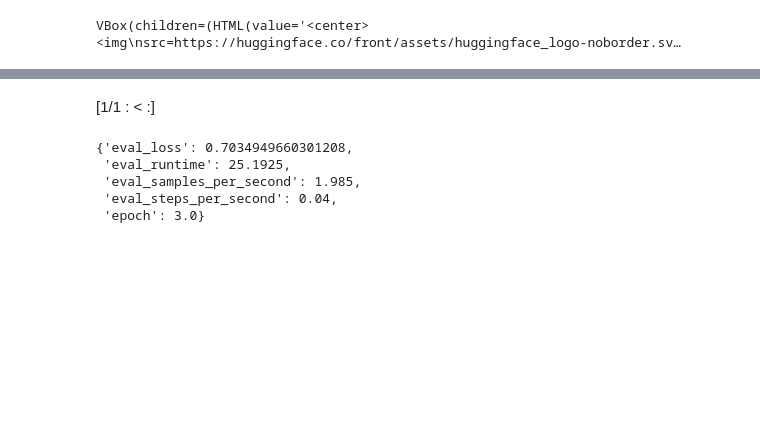
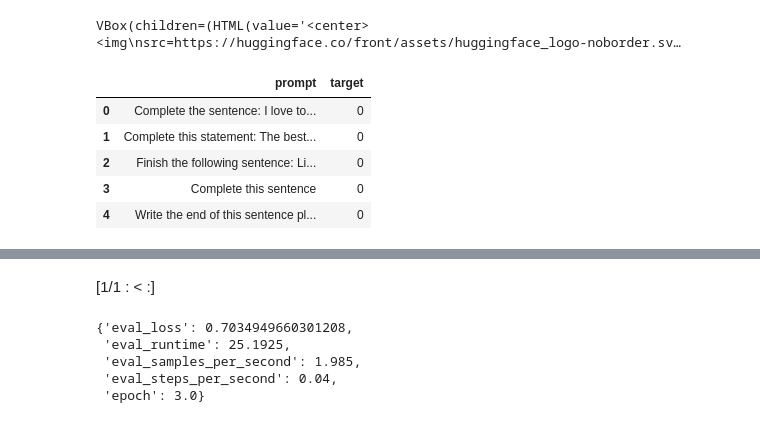
Before and after one commit to michaelmoschitto/CoverLetterGPT, a Jupyter notebook: Promptclassification.ipynb, the cells around one changed output, grey strips where cells are left out. Cells and saved outputs as stored; diff of their text form; code cells hidden in the pictures; blank space fills up the shorter version.

```diff
--- a/Promptclassification.ipynb
+++ b/Promptclassification.ipynb
@@ -42,6 +42,100 @@ from huggingface_hub import notebook_login
 notebook_login()
 # %% [output]
 VBox(children=(HTML(value='<center> <img\nsrc=https://huggingface.co/front/assets/huggingface_logo-noborder.sv…
+# %%
+NUM_TO_CAT = {0 : "Complete a sentence", 1 : "Read cover letter and answer questions", 2 : "Generate a cover letter with constraints"}
+CAT_TO_NUM = {"Complete a sentence" : 0, "Read cover letter and answer questions" : 1, "Generate a cover letter with constraints" : 2}
+# %%
+import pandas as pd
+data = {
+    'prompt': [
+        "Complete the sentence: I love to...",
+        "Complete this statement: The best thing about summer is...",
+        "Finish the following sentence: Life is like a...",
+        "Complete this sentence",
+        "Write the end of this sentence please: My name is ",
+        "Write the end of this sentence please: I believe I am a great fit for the",
+        "Write the end of this sentence please: Beyond my technical skills, my strong communication,",
+        "Write the end of this sentence please: My technical experience, combined with a growth mindset and passion...",
+        "Finish the following sentence: My technical experience, combined with a growth mindset and passion...",
+        "Complete this phrase: My technical experience, combined with a growth mindset and passion...",
+        "Complete this sentence: My technical experience, combined with a growth mindset and passion...",
+
+        "Read the cover letter below and answer the questions.",
+        "Please review the attached cover letter and answer the following questions.",
+        "Answer the questions based on the cover letter provided.",
+        "Answer these questions after reading this cover letter",
+        "Review the cover letter below and answer the questions: ",
+        "Please answer the following questions after review my cover letter",
+        "Please answer the following questions after review my cover letter",
+        "Please read and answer these questions based on my cover letter",
+        "Read my cover letter. Next, answer these questions",
+        "Review this cover letter. After, answer these questions:",
+        "Answer the following question based on my cover letter",
+
+        "Generate a cover letter expressing your interest in the position.",
+        "Compose a cover letter for the job application with the given specifications.",
+        "Write a cover letter demonstrating your skills and qualifications for the position.",
+        "Write me a cover letter demonstrating my skills. these include: ",
+        "Generate a cover letter and include these skills: ",
+        "Write me a cover letter demonstrating the following skills for this job: ",
+        "Compose me a cover letter that answers this call for employment: ",
+        "Generate a cover letter responding to this job application: ",
+        "Write a cover letter for the job posting and these qualifications: ",
+        "Generate a cover letter responding to the following job application. Be sure to include these skills. ",
+        "Write a cover letter for me. Include the following skills. Respond to the follow job posting: ",
+    ],
+    'target': [
+        "Complete a sentence",
+        "Complete a sentence",
+        "Complete a sentence",
+        "Complete a sentence",
+        "Complete a sentence",
+        "Complete a sentence",
+        "Complete a sentence",
+        "Complete a sentence",
+        "Complete a sentence",
+        "Complete a sentence",
+        "Complete a sentence",
+
+        "Read cover letter and answer questions",
+        "Read cover letter and answer questions",
+        "Read cover letter and answer questions",
+        "Read cover letter and answer questions",
+        "Read cover letter and answer questions",
+        "Read cover letter and answer questions",
+        "Read cover letter and answer questions",
+        "Read cover letter and answer questions",
+        "Read cover letter and answer questions",
+        "Read cover letter and answer questions",
+        "Read cover letter and answer questions",
+
+
+        "Generate a cover letter with constraints",
+        "Generate a cover letter with constraints",
+        "Generate a cover letter with constraints",
+        "Generate a cover letter with constraints",
+        "Generate a cover letter with constraints",
+        "Generate a cover letter with constraints",
+        "Generate a cover letter with constraints",
+        "Generate a cover letter with constraints",
+        "Generate a cover letter with constraints",
+        "Generate a cover letter with constraints",
+        "Generate a cover letter with constraints",
+
+    ]
+}
+
+train_data = pd.DataFrame(data)
+train_data["target"] = train_data["target"].apply(lambda x: CAT_TO_NUM[x])
+train_data.head(5)
+# %% [output]
+|  | prompt | target |
+| 0 | Complete the sentence: I love to... | 0 |
+| 1 | Complete this statement: The best... | 0 |
+| 2 | Finish the following sentence: Li... | 0 |
+| 3 | Complete this sentence | 0 |
+| 4 | Write the end of this sentence pl... | 0 |
 # %%
 from pathlib import Path
 
```
Also changed, not shown: parts of 12 cells of this notebook.
